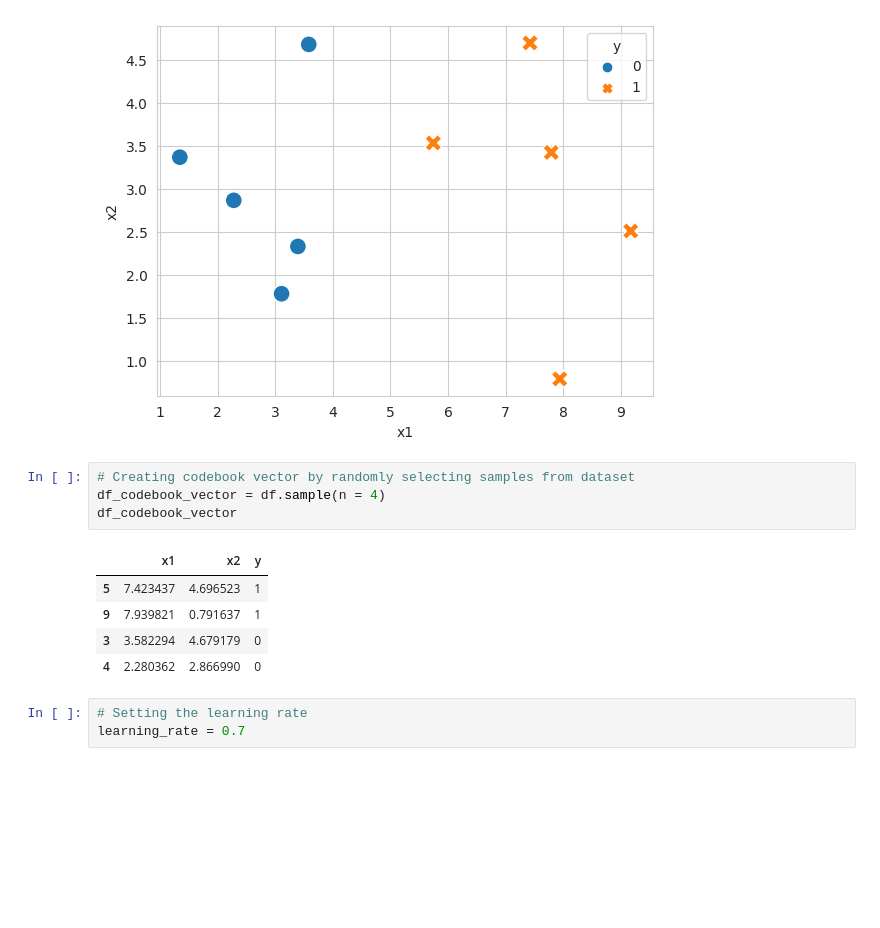
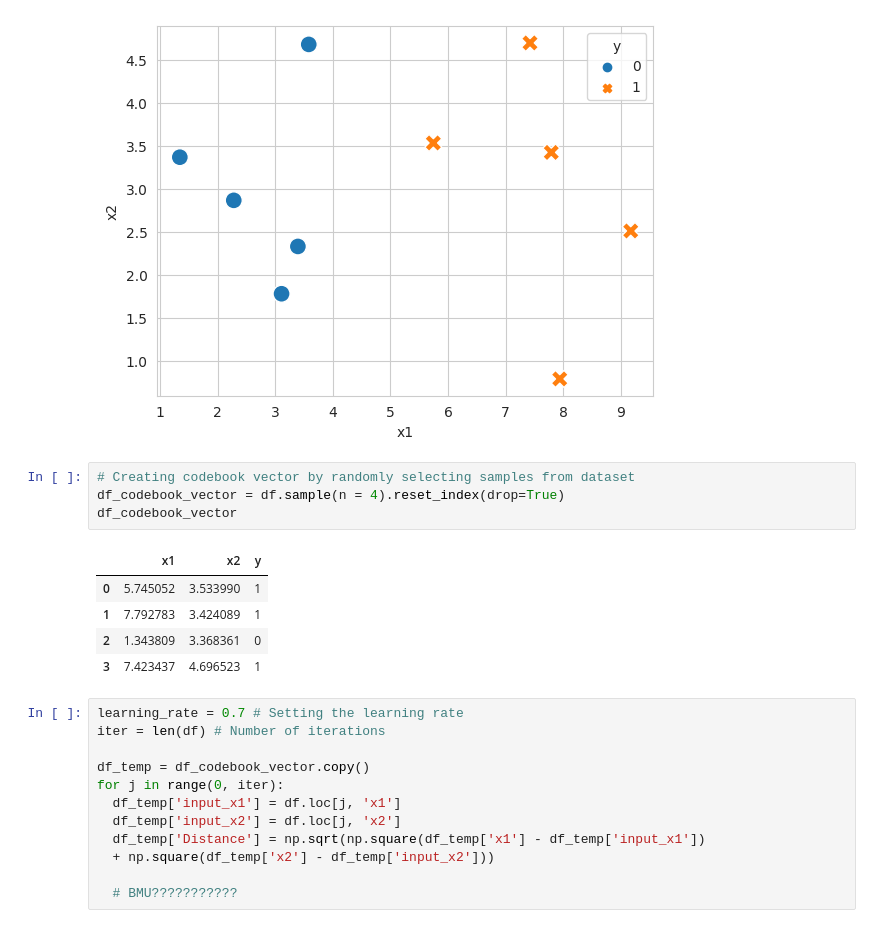
Before and after one commit to muscak/Master-Machine-Learning-Algorithms, a Jupyter notebook: Nonlinear-Algorithms/Learning-Vector-Quantization/Learning_Vector_Quantization.ipynb, the cells around one changed output. Saved outputs shown, nothing was run; the diff lists cells and outputs as text; blank space fills up the shorter version.

```diff
--- a/Nonlinear-Algorithms/Learning-Vector-Quantization/Learning_Vector_Quantization.ipynb
+++ b/Nonlinear-Algorithms/Learning-Vector-Quantization/Learning_Vector_Quantization.ipynb
@@ -36,14 +36,23 @@ plt.show()
 [figure]
 # %%
 # Creating codebook vector by randomly selecting samples from dataset
-df_codebook_vector = df.sample(n = 4)
+df_codebook_vector = df.sample(n = 4).reset_index(drop=True)
 df_codebook_vector
 # %% [output]
 |  | x1 | x2 | y |
-| 5 | 7.423437 | 4.696523 | 1 |
-| 9 | 7.939821 | 0.791637 | 1 |
-| 3 | 3.582294 | 4.679179 | 0 |
-| 4 | 2.280362 | 2.866990 | 0 |
+| 0 | 5.745052 | 3.533990 | 1 |
+| 1 | 7.792783 | 3.424089 | 1 |
+| 2 | 1.343809 | 3.368361 | 0 |
+| 3 | 7.423437 | 4.696523 | 1 |
-# %%
-# Setting the learning rate
-learning_rate = 0.7
+# %%
+learning_rate = 0.7 # Setting the learning rate
+iter = len(df) # Number of iterations
+
+df_temp = df_codebook_vector.copy()
+for j in range(0, iter):
+  df_temp['input_x1'] = df.loc[j, 'x1']
+  df_temp['input_x2'] = df.loc[j, 'x2']
+  df_temp['Distance'] = np.sqrt(np.square(df_temp['x1'] - df_temp['input_x1'])
+  + np.square(df_temp['x2'] - df_temp['input_x2']))
+
+  # BMU???????????
```
Also changed, not shown: parts of 1 cell of this notebook.
